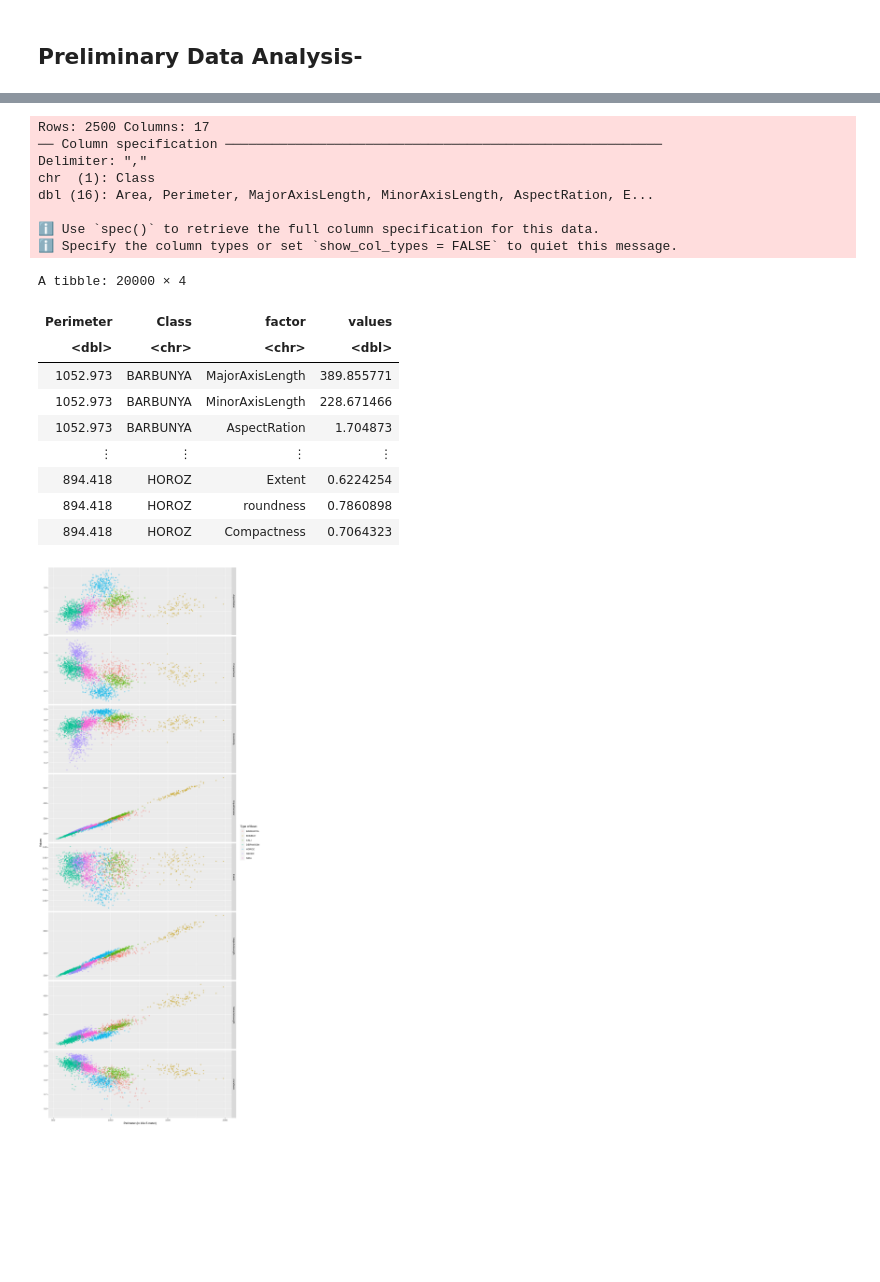
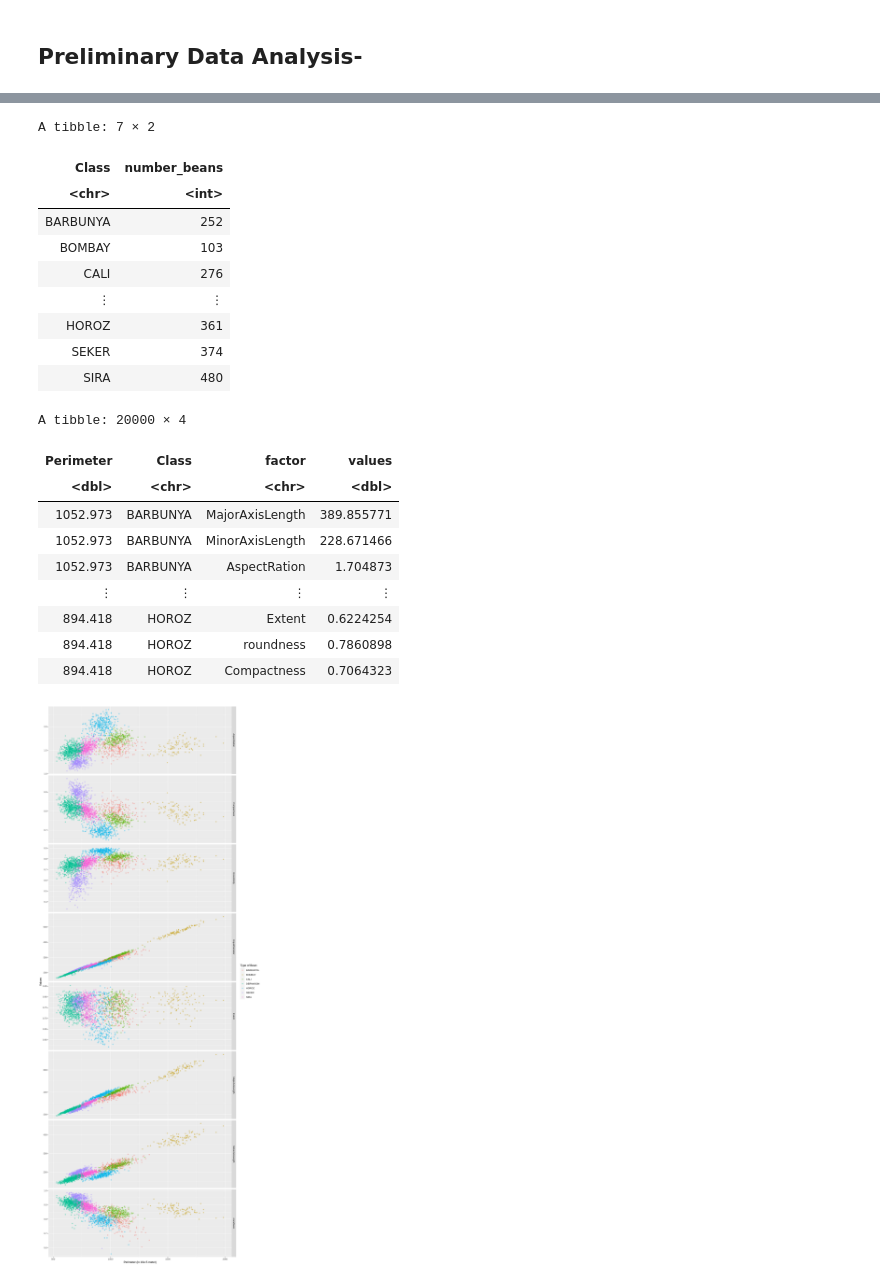
Before and after one commit to dhawal-rathore/DSCI100-Group-Project, a Jupyter notebook: GroupProposal.ipynb, the cells around one changed output, grey strips where cells are left out. Drawn from its saved outputs; the diff is of its cells as text; code cells hidden in the pictures; blank space fills up the shorter version.

Commit message:
Group Proposal updated

```diff
--- a/GroupProposal.ipynb
+++ b/GroupProposal.ipynb
@@ -29,9 +63,24 @@ options(repr.matrix.max.rows = 6) #Makes the tables less annoying to look at
+# %%
+bean_data_table <-bean_data_initial|>
+    select(-Area,-ConvexArea,-Solidity,-(ShapeFactor1:ShapeFactor4)) |>
+    group_by(Class) |>
+    summarize(number_beans = n())
+
+bean_data_table
+# %% [output]
+A tibble: 7 × 2
+| Class | number_beans |
+| <chr> | <int> |
+| BARBUNYA | 252 |
+| BOMBAY | 103 |
+| CALI | 276 |
+| ⋮ | ⋮ |
+| HOROZ | 361 |
+| SEKER | 374 |
+| SIRA | 480 |
 # %%
-#reading data for prelim. analysis from the training dataset in the data folder
-bean_data_inital<-read_csv("data/bean_training.csv")
-
 #selecting only relevant columns from the given data and tidying the data
-bean_data<-bean_data_inital|>
+bean_data<-bean_data_initial|>
             select(-Area,-ConvexArea,-Solidity,-(ShapeFactor1:ShapeFactor4))|>
         pivot_longer(
         cols=MajorAxisLength:Compactness,
@@ -39,15 +88,7 @@ bean_data<-bean_data_inital|>
         values_to="values")
 bean_data
 # %% [output]
-Rows: 2500 Columns: 17
-── Column specification ────────────────────────────────────────────────────────
-Delimiter: ","
-chr  (1): Class
-dbl (16): Area, Perimeter, MajorAxisLength, MinorAxisLength, AspectRation, E...
-
-ℹ Use `spec()` to retrieve the full column specification for this data.
-ℹ Specify the column types or set `show_col_types = FALSE` to quiet this message.
+A tibble: 20000 × 4
-A tibble: 20000 × 4
 | Perimeter | Class | factor | values |
 | <dbl> | <chr> | <chr> | <dbl> |
 | 1052.973 | BARBUNYA | MajorAxisLength | 389.855771 |
```
Also changed, not shown: parts of 2 cells of this notebook.
